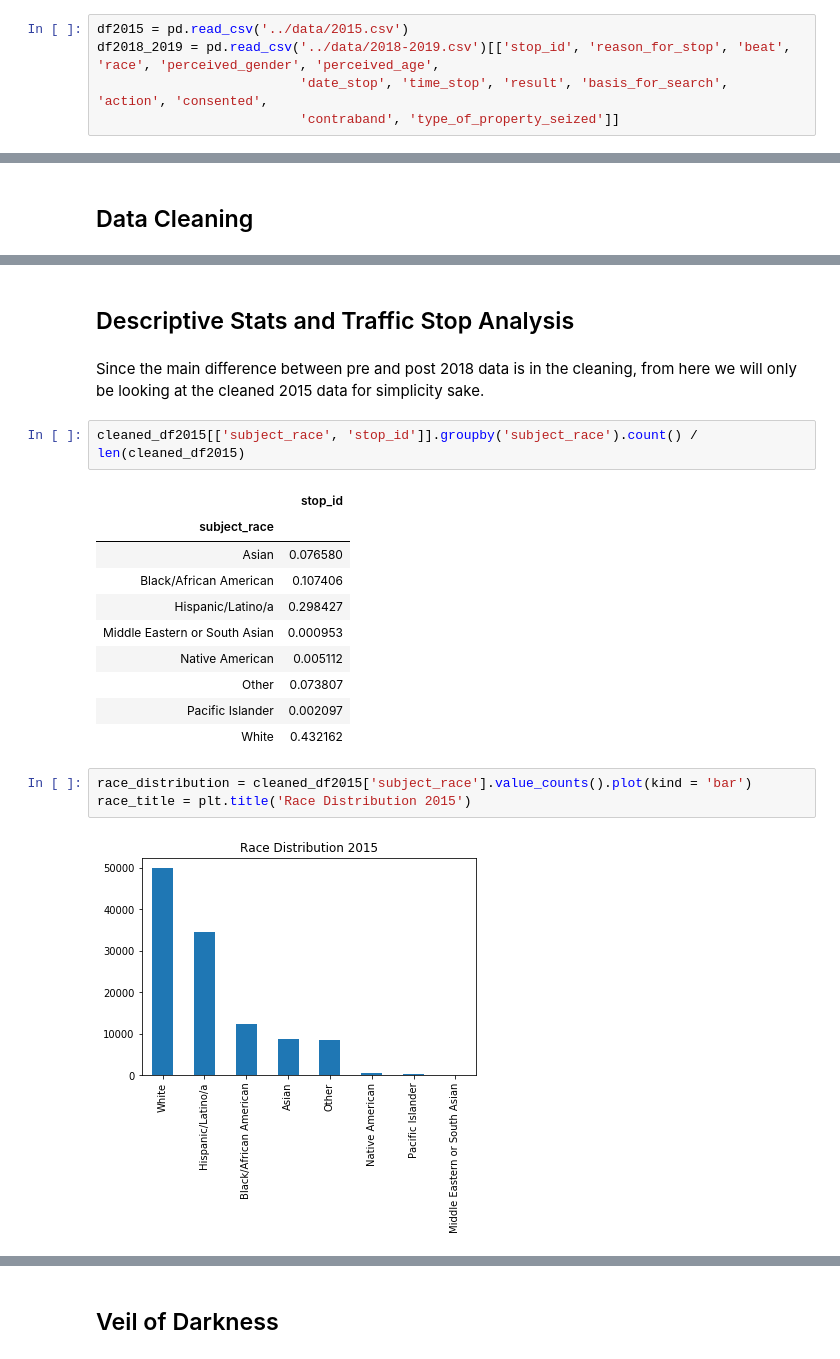
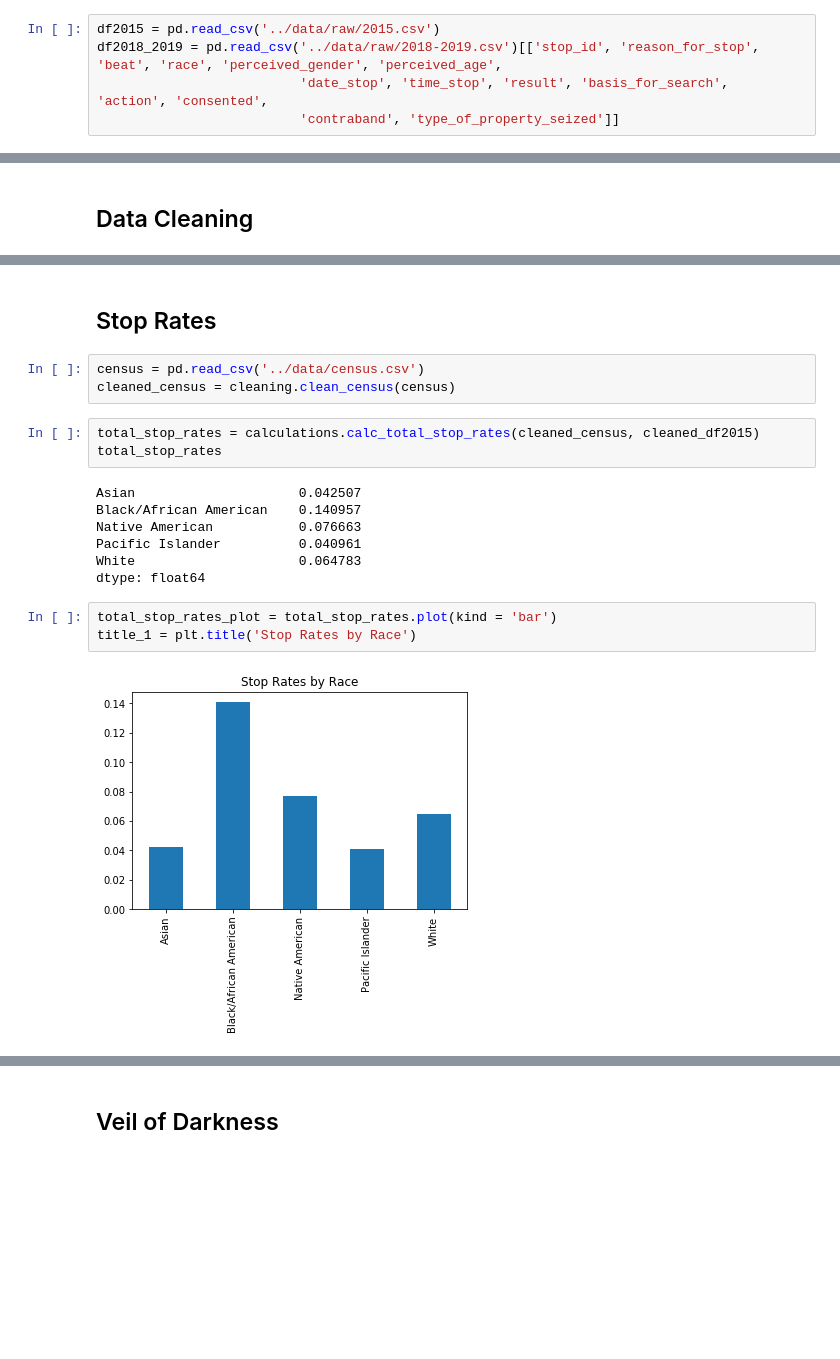
Before and after one commit to tevans-barton/DSC180Assignment3, a Jupyter notebook: notebooks/MainNotebook.ipynb, the cells around one changed output, grey strips where cells are left out. Saved outputs shown, nothing was run; the diff lists cells and outputs as text; blank space fills up the shorter version.

Commit message:
Fixed Stop Rates and Post Stop Outcomes

```diff
--- a/notebooks/MainNotebook.ipynb
+++ b/notebooks/MainNotebook.ipynb
@@ -34,8 +38,8 @@ cfg = json.load(open(file_path))
 # %%
 get_data(**cfg)
 # %%
-df2015 = pd.read_csv('../data/2015.csv')
-df2018_2019 = pd.read_csv('../data/2018-2019.csv')[['stop_id', 'reason_for_stop', 'beat', 'race', 'perceived_gender', 'perceived_age',
+df2015 = pd.read_csv('../data/raw/2015.csv')
+df2018_2019 = pd.read_csv('../data/raw/2018-2019.csv')[['stop_id', 'reason_for_stop', 'beat', 'race', 'perceived_gender', 'perceived_age',
                           'date_stop', 'time_stop', 'result', 'basis_for_search', 'action', 'consented',
                           'contraband', 'type_of_property_seized']]
 # %% [markdown]
@@ -262,22 +185,20 @@ cleaned_df2018_2019.head()
-# %% [markdown]
-## Descriptive Stats and Traffic Stop Analysis
-# %% [markdown]
-Since the main difference between pre and post 2018 data is in the cleaning, from here we will only be looking at the cleaned 2015 data for simplicity sake.
-# %%
-cleaned_df2015[['subject_race', 'stop_id']].groupby('subject_race').count() / len(cleaned_df2015)
-# %% [output]
-|  | stop_id |
-| subject_race |  |
-| Asian | 0.076580 |
-| Black/African American | 0.107406 |
-| Hispanic/Latino/a | 0.298427 |
-| Middle Eastern or South Asian | 0.000953 |
-| Native American | 0.005112 |
-| Other | 0.073807 |
-| Pacific Islander | 0.002097 |
-| White | 0.432162 |
+# %% [markdown]
+## Stop Rates
+# %%
+census = pd.read_csv('../data/census.csv')
+cleaned_census = cleaning.clean_census(census)
+# %%
+total_stop_rates = calculations.calc_total_stop_rates(cleaned_census, cleaned_df2015)
+total_stop_rates
+# %% [output]
+Asian                     0.042507
+Black/African American    0.140957
+Native American           0.076663
+Pacific Islander          0.040961
+White                     0.064783
+dtype: float64
 # %%
-race_distribution = cleaned_df2015['subject_race'].value_counts().plot(kind = 'bar')
-race_title = plt.title('Race Distribution 2015')
+total_stop_rates_plot = total_stop_rates.plot(kind = 'bar')
+title_1 = plt.title('Stop Rates by Race')
 # %% [output]
-[figure, old version]
+[figure, new version]
```
Also changed, not shown: parts of 48 cells of this notebook, 6 other files.
